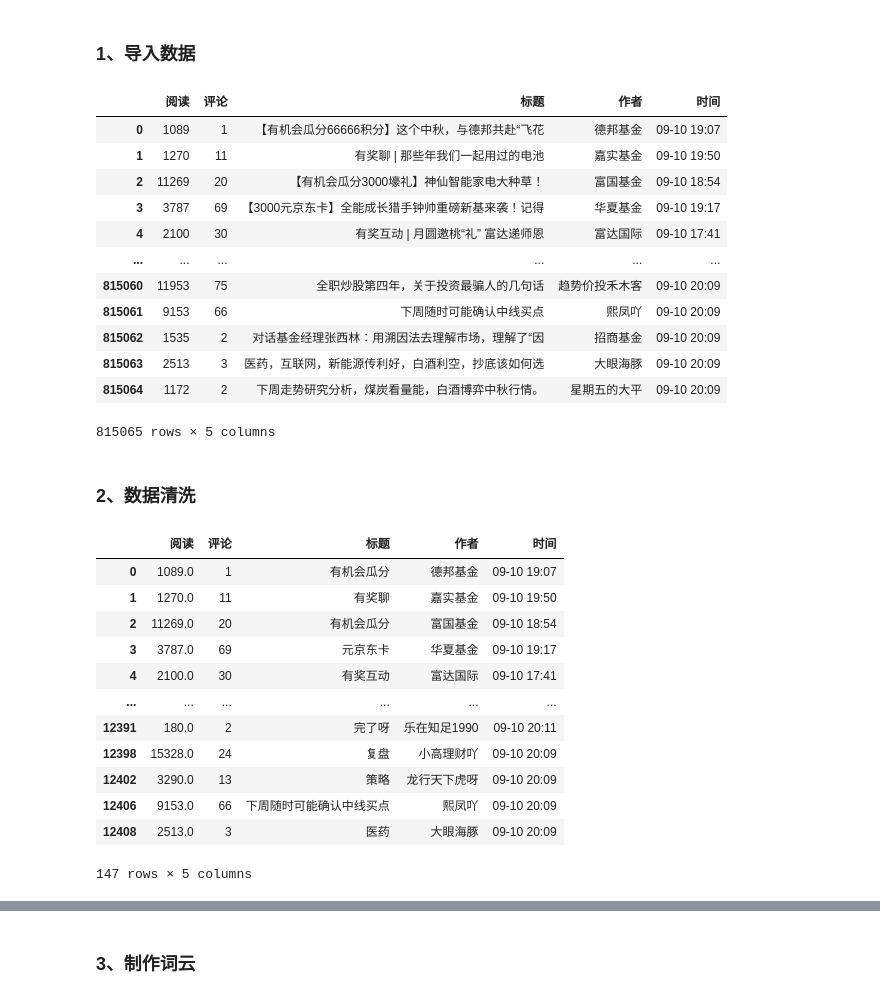
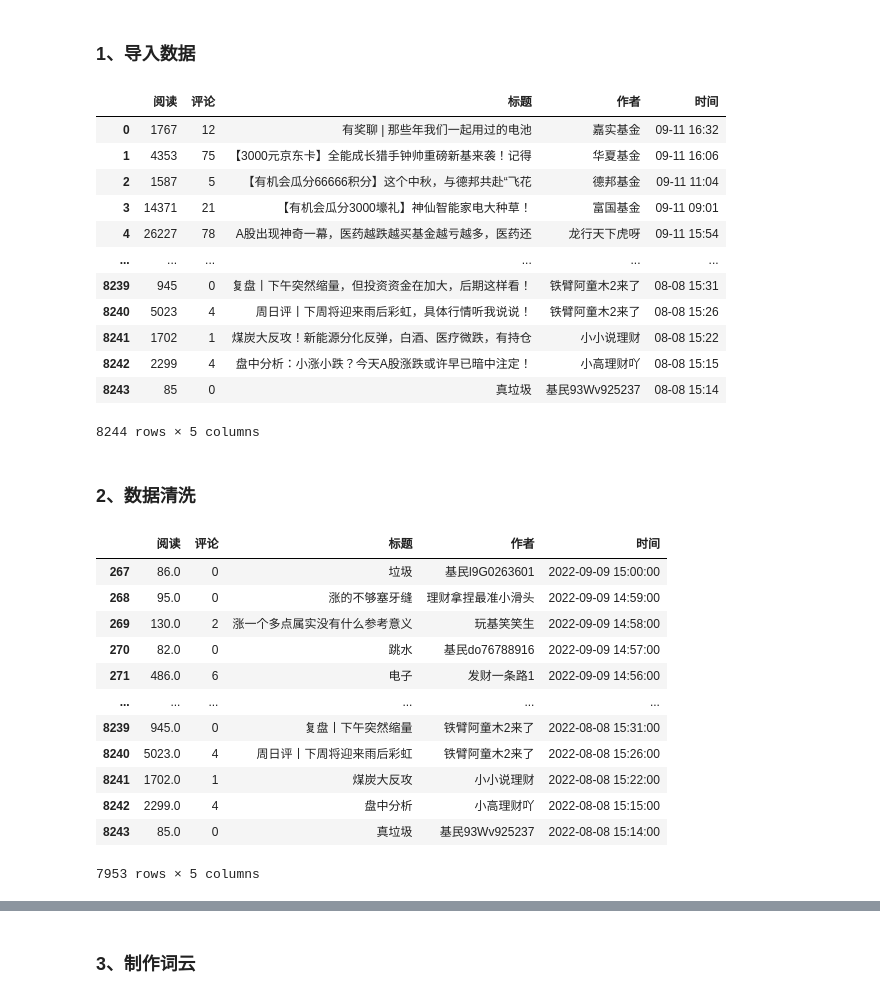
Before and after one commit to meiminjun/Notebook, a Jupyter notebook: 10-python/东方财富/股吧情绪分析.ipynb, the cells around one changed output, grey strips where cells are left out. Cells and saved outputs as stored; diff of their text form; code cells hidden in the pictures.

```diff
--- a/10-python/东方财富/股吧情绪分析.ipynb
+++ b/10-python/东方财富/股吧情绪分析.ipynb
@@ -197,33 +215,43 @@ main()
 # %% [markdown]
 ### 1、导入数据
 # %%
-df = pd.read_csv("股吧情绪分析.csv")
-                #  names=['阅读', '评论', '标题', '作者', '时间'],
+df = pd.read_csv("股吧情绪分析.csv",
+                 names=['阅读', '评论', '标题', '作者', '时间'])
 
 df
 # df['时间'] = df['时间'].apply(lambda x: x+1)
 # df['阅读'] = df['阅读'].str.replace('万','').astype('float')
 # df['时间'] = pd.to_datetime(df['时间'],errors='ignore')
 # %% [output]
 |  | 阅读 | 评论 | 标题 | 作者 | 时间 |
-| 0 | 1089 | 1 | 【有机会瓜分66666积分】这个中秋，与德邦共赴“飞花 | 德邦基金 | 09-10 19:07 |
-| 1 | 1270 | 11 | 有奖聊 | 那些年我们一起用过的电池 | 嘉实基金 | 09-10 19:50 |
-| 2 | 11269 | 20 | 【有机会瓜分3000壕礼】神仙智能家电大种草！ | 富国基金 | 09-10 18:54 |
-| 3 | 3787 | 69 | 【3000元京东卡】全能成长猎手钟帅重磅新基来袭！记得 | 华夏基金 | 09-10 19:17 |
-| 4 | 2100 | 30 | 有奖互动 | 月圆邀桃“礼” 富达递师恩 | 富达国际 | 09-10 17:41 |
+| 0 | 1767 | 12 | 有奖聊 | 那些年我们一起用过的电池 | 嘉实基金 | 09-11 16:32 |
+| 1 | 4353 | 75 | 【3000元京东卡】全能成长猎手钟帅重磅新基来袭！记得 | 华夏基金 | 09-11 16:06 |
+| 2 | 1587 | 5 | 【有机会瓜分66666积分】这个中秋，与德邦共赴“飞花 | 德邦基金 | 09-11 11:04 |
+| 3 | 14371 | 21 | 【有机会瓜分3000壕礼】神仙智能家电大种草！ | 富国基金 | 09-11 09:01 |
+| 4 | 26227 | 78 | A股出现神奇一幕，医药越跌越买基金越亏越多，医药还 | 龙行天下虎呀 | 09-11 15:54 |
 | ... | ... | ... | ... | ... | ... |
-| 815060 | 11953 | 75 | 全职炒股第四年，关于投资最骗人的几句话 | 趋势价投禾木客 | 09-10 20:09 |
-| 815061 | 9153 | 66 | 下周随时可能确认中线买点 | 熙凤吖 | 09-10 20:09 |
-| 815062 | 1535 | 2 | 对话基金经理张西林：用溯因法去理解市场，理解了“因 | 招商基金 | 09-10 20:09 |
-| 815063 | 2513 | 3 | 医药，互联网，新能源传利好，白酒利空，抄底该如何选 | 大眼海豚 | 09-10 20:09 |
-| 815064 | 1172 | 2 | 下周走势研究分析，煤炭看量能，白酒博弈中秋行情。 | 星期五的大平 | 09-10 20:09 |
+| 8239 | 945 | 0 | 复盘丨下午突然缩量，但投资资金在加大，后期这样看！ | 铁臂阿童木2来了 | 08-08 15:31 |
+| 8240 | 5023 | 4 | 周日评丨下周将迎来雨后彩虹，具体行情听我说说！ | 铁臂阿童木2来了 | 08-08 15:26 |
+| 8241 | 1702 | 1 | 煤炭大反攻！新能源分化反弹，白酒、医疗微跌，有持仓 | 小小说理财 | 08-08 15:22 |
+| 8242 | 2299 | 4 | 盘中分析：小涨小跌？今天A股涨跌或许早已暗中注定！ | 小高理财吖 | 08-08 15:15 |
+| 8243 | 85 | 0 | 真垃圾 | 基民93Wv925237 | 08-08 15:14 |
-815065 rows × 5 columns
+8244 rows × 5 columns
 # %% [markdown]
 ### 2、数据清洗
 # %%
 #重复和缺失数据
 df = df.drop_duplicates()
 df = df.dropna()
+
+# 临时更改，测试使用
+# df['时间'] = df['时间'].apply(lambda x: x.replace('09-10', '2022-09-09'))
+df['时间'] = df['时间'].apply(lambda x: f'2022-{x}')
+
+df['时间'] = pd.to_datetime(df['时间'])
+
+# 评论时间有可能是周末，所以要限制
+someday = pd.to_datetime('2022-09-09 15:00')
+df = df[df['时间'] <= someday]
 
 #数据类型转换
 # df['阅读'] = df['阅读'].str.replace('万','').astype('float')
@@ -253,15 +281,15 @@ df = df.dropna()
 df
 # %% [output]
 |  | 阅读 | 评论 | 标题 | 作者 | 时间 |
-| 0 | 1089.0 | 1 | 有机会瓜分 | 德邦基金 | 09-10 19:07 |
-| 1 | 1270.0 | 11 | 有奖聊 | 嘉实基金 | 09-10 19:50 |
-| 2 | 11269.0 | 20 | 有机会瓜分 | 富国基金 | 09-10 18:54 |
-| 3 | 3787.0 | 69 | 元京东卡 | 华夏基金 | 09-10 19:17 |
-| 4 | 2100.0 | 30 | 有奖互动 | 富达国际 | 09-10 17:41 |
+| 267 | 86.0 | 0 | 垃圾 | 基民l9G0263601 | 2022-09-09 15:00:00 |
+| 268 | 95.0 | 0 | 涨的不够塞牙缝 | 理财拿捏最准小滑头 | 2022-09-09 14:59:00 |
+| 269 | 130.0 | 2 | 涨一个多点属实没有什么参考意义 | 玩基笑笑生 | 2022-09-09 14:58:00 |
+| 270 | 82.0 | 0 | 跳水 | 基民do76788916 | 2022-09-09 14:57:00 |
+| 271 | 486.0 | 6 | 电子 | 发财一条路1 | 2022-09-09 14:56:00 |
 | ... | ... | ... | ... | ... | ... |
-| 12391 | 180.0 | 2 | 完了呀 | 乐在知足1990 | 09-10 20:11 |
-| 12398 | 15328.0 | 24 | 复盘 | 小高理财吖 | 09-10 20:09 |
-| 12402 | 3290.0 | 13 | 策略 | 龙行天下虎呀 | 09-10 20:09 |
-| 12406 | 9153.0 | 66 | 下周随时可能确认中线买点 | 熙凤吖 | 09-10 20:09 |
-| 12408 | 2513.0 | 3 | 医药 | 大眼海豚 | 09-10 20:09 |
+| 8239 | 945.0 | 0 | 复盘丨下午突然缩量 | 铁臂阿童木2来了 | 2022-08-08 15:31:00 |
+| 8240 | 5023.0 | 4 | 周日评丨下周将迎来雨后彩虹 | 铁臂阿童木2来了 | 2022-08-08 15:26:00 |
+| 8241 | 1702.0 | 1 | 煤炭大反攻 | 小小说理财 | 2022-08-08 15:22:00 |
+| 8242 | 2299.0 | 4 | 盘中分析 | 小高理财吖 | 2022-08-08 15:15:00 |
+| 8243 | 85.0 | 0 | 真垃圾 | 基民93Wv925237 | 2022-08-08 15:14:00 |
-147 rows × 5 columns
+7953 rows × 5 columns
```
Also changed, not shown: parts of 8 cells of this notebook, 2 other files.
